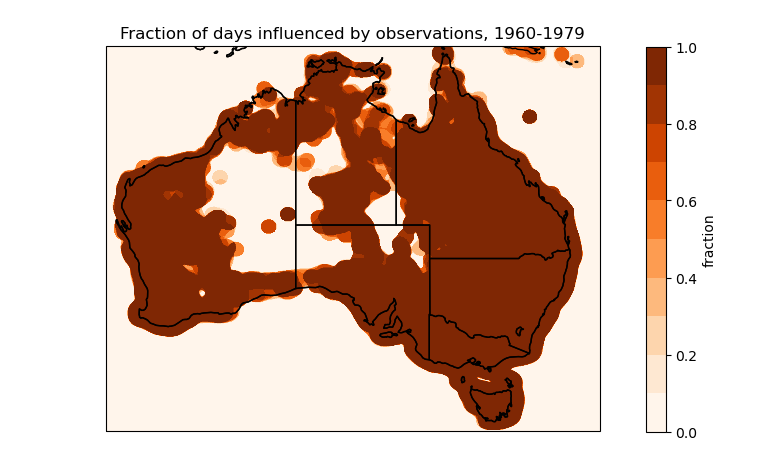
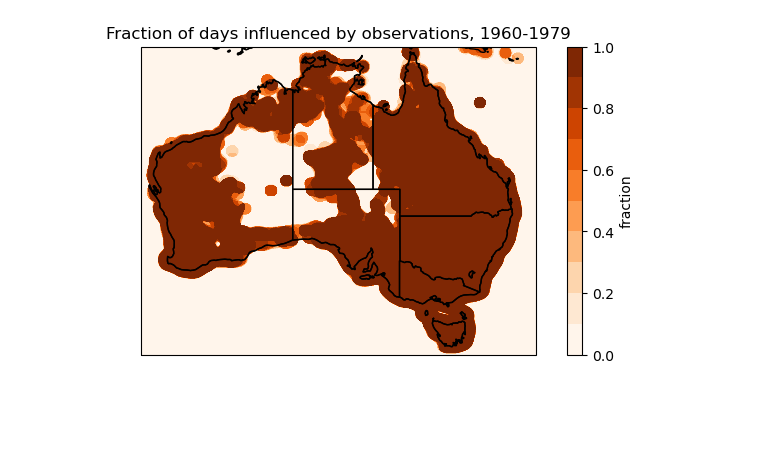
Before and after one commit to climate-innovation-hub/agcd-masking, a Jupyter notebook: obs_fraction_example.ipynb, the cells around one changed output. Saved outputs shown, nothing was run; the diff lists cells and outputs as text; code cells hidden in the pictures; blank space fills up the shorter version.

Commit message:
Make example figure smaller

```diff
--- a/obs_fraction_example.ipynb
+++ b/obs_fraction_example.ipynb
@@ -9,22 +9,22 @@ weight_fraction_file = '/g/data/wp00/users/dbi599/agcd_v1_precip_weight_r005_obs
 # %%
 ds = xr.open_dataset(weight_fraction_file)
 # %%
-fig = plt.figure(figsize=[12,5])
+fig = plt.figure(figsize=[8,4])
 ax = fig.add_subplot(111, projection=ccrs.PlateCarree())
 ds['fraction'].plot.contourf(
     ax=ax,
     levels=np.arange(0, 1.01, 0.1),
     transform=ccrs.PlateCarree(),
     cbar_kwargs={'label': 'fraction'},
     cmap='Oranges')
 ax.coastlines()
 ax.add_feature(cartopy.feature.STATES)
 plt.title('Fraction of days influenced by observations, 1960-1979')
 
 plt.savefig(
     'obs_fraction_example.png',
     bbox_inches='tight',
     facecolor='white',
 )
 # %% [output]
-[figure, old version]
+[figure, new version]
```
Also changed, not shown: 1 other file.
